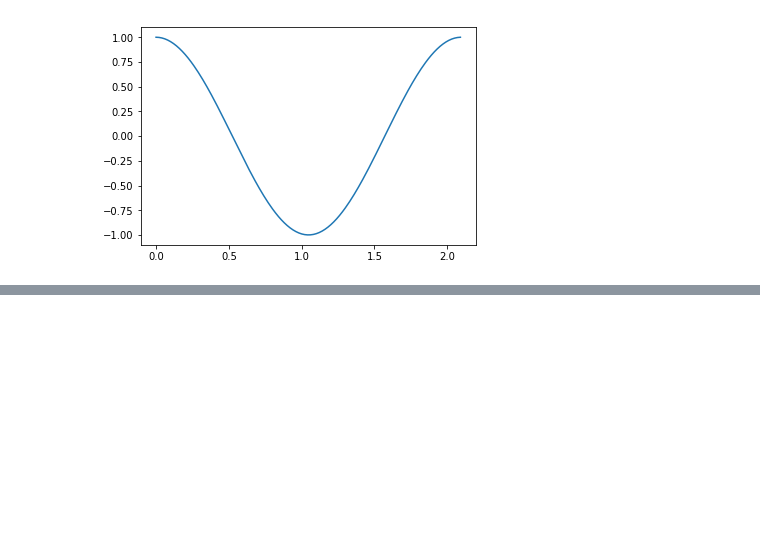
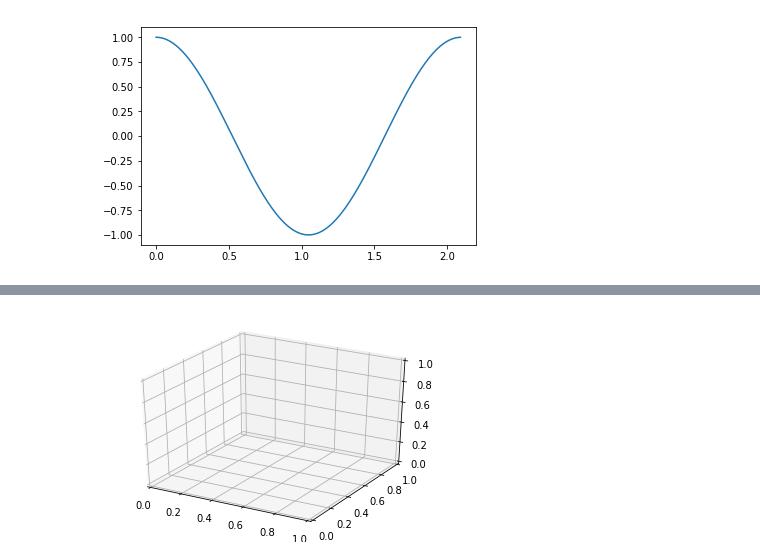
Before and after one commit to napoles-uach/clusters, a Jupyter notebook: CursoNapoles.ipynb, the cells around one changed output, grey strips where cells are left out. Saved outputs shown, nothing was run; the diff lists cells and outputs as text; code cells hidden in the pictures; blank space fills up the shorter version.

```diff
--- a/CursoNapoles.ipynb
+++ b/CursoNapoles.ipynb
@@ -357,0 +483,8 @@ plt.show()
+# %%
+from mpl_toolkits import mplot3d
+%matplotlib inline
+#%matplotlib tk
+fig = plt.figure()
+ax = plt.axes(projection='3d')
+# %% [output]
+[figure, added]
```
Also changed, not shown: parts of 41 cells of this notebook.
